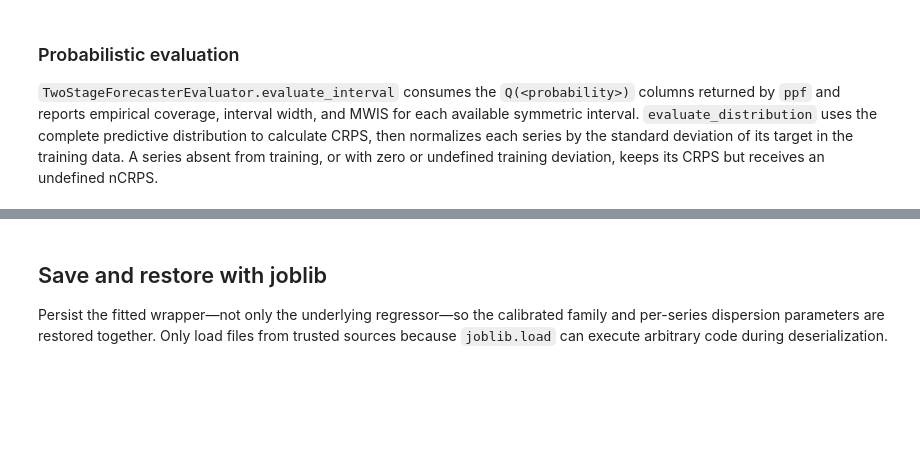
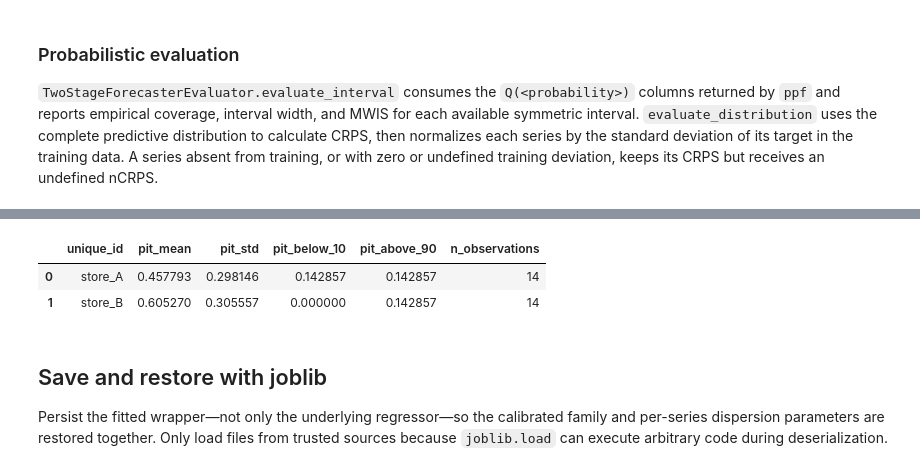
Before and after one commit to heylucasleao/tinyshift, a Jupyter notebook: tinyshift/examples/tsf.ipynb, the cells around one changed output, grey strips where cells are left out. Cells and saved outputs as stored; diff of their text form; code cells hidden in the pictures; blank space fills up the shorter version.

```diff
--- a/tinyshift/examples/tsf.ipynb
+++ b/tinyshift/examples/tsf.ipynb
@@ -369,6 +373,12 @@ print(f"Macro nCRPS: {macro_ncrps:.4f}")
 | 0 | store_A | 1.507991 | 2.604599 | 0.578973 | 14 |
 | 1 | store_B | 1.995437 | 2.907708 | 0.686258 | 14 |
 Macro nCRPS: 0.6326
+# %%
+TwoStageForecasterEvaluator.evaluate_calibration(evaluation_forecast, evaluation_results[["unique_id", "ds", "y"]])
+# %% [output]
+|  | unique_id | pit_mean | pit_std | pit_below_10 | pit_above_90 | n_observations |
+| 0 | store_A | 0.457793 | 0.298146 | 0.142857 | 0.142857 | 14 |
+| 1 | store_B | 0.605270 | 0.305557 | 0.000000 | 0.142857 | 14 |
 # %% [markdown]
 ## Save and restore with joblib
 
```
Also changed, not shown: parts of 1 cell of this notebook, 8 other files.
